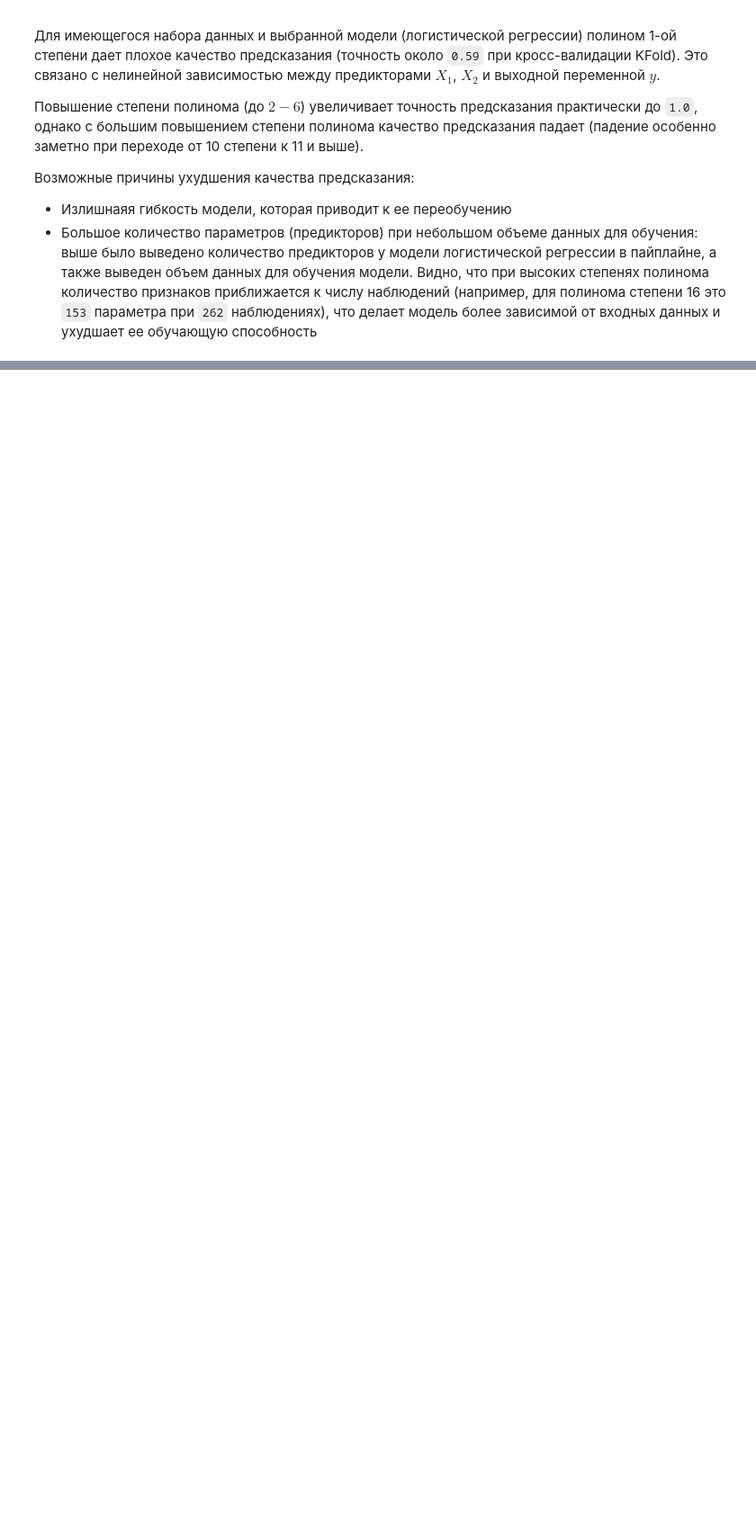
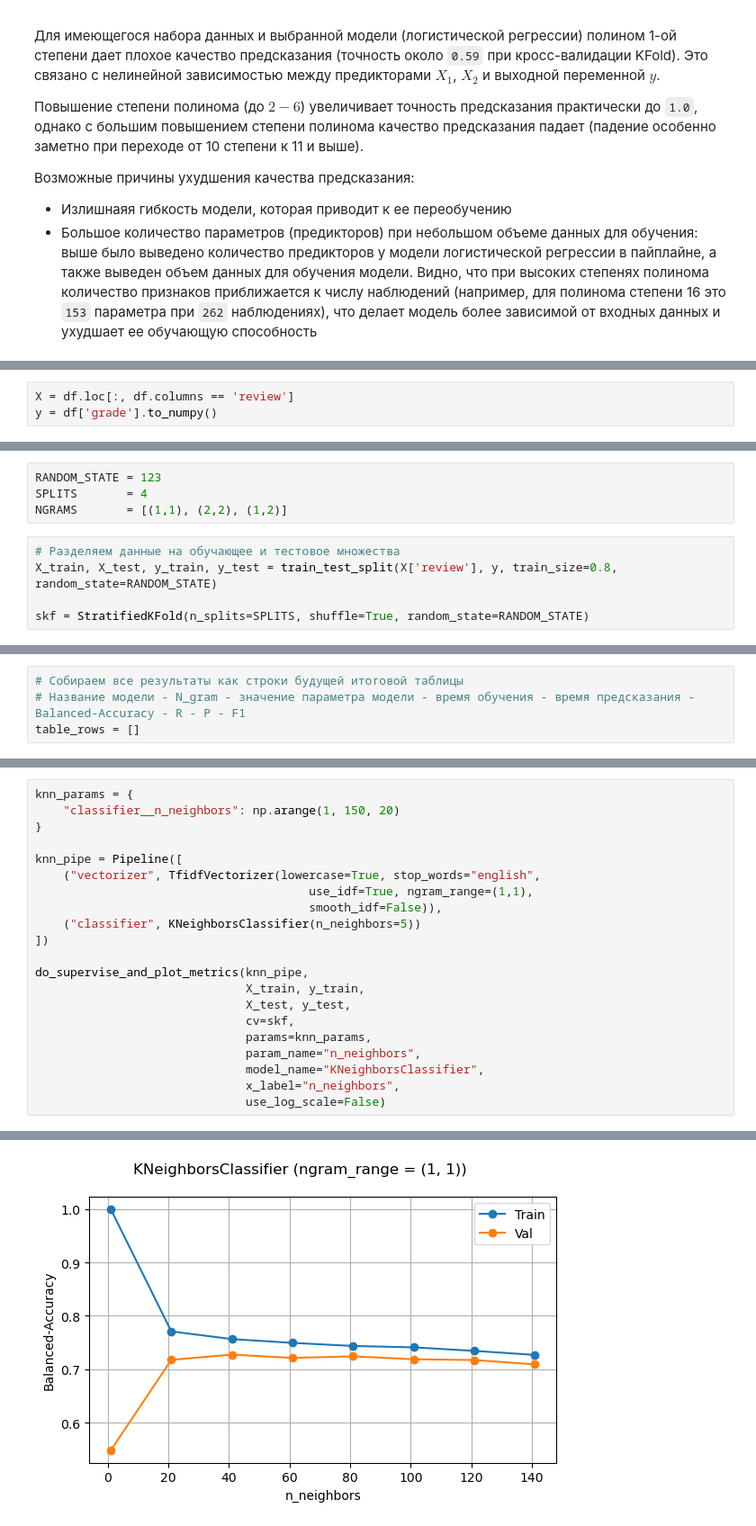
Before and after one commit to The-Humble-Guy/mlassignments, a Jupyter notebook: notebooks/A2_IU21_Kutsenko_2_3.ipynb, the cells around one changed output, grey strips where cells are left out. Shown at 90% size. Drawn from its saved outputs; the diff is of its cells as text; blank space fills up the shorter version.

```diff
--- a/notebooks/A2_IU21_Kutsenko_2_3.ipynb
+++ b/notebooks/A2_IU21_Kutsenko_2_3.ipynb
@@ -979,0 +1059,3 @@ plt.show()
+# %%
+X = df.loc[:, df.columns == 'review']
+y = df['grade'].to_numpy()
@@ -979,0 +1072,9 @@ plt.show()
+# %%
+RANDOM_STATE = 123
+SPLITS       = 4
+NGRAMS       = [(1,1), (2,2), (1,2)]
+# %%
+# Разделяем данные на обучающее и тестовое множества
+X_train, X_test, y_train, y_test = train_test_split(X['review'], y, train_size=0.8, random_state=RANDOM_STATE)
+
+skf = StratifiedKFold(n_splits=SPLITS, shuffle=True, random_state=RANDOM_STATE)
@@ -979,0 +1140,4 @@ plt.show()
+# %%
+# Собираем все результаты как строки будущей итоговой таблицы
+# Название модели - N_gram - значение параметра модели - время обучения - время предсказания - Balanced-Accuracy - R - P - F1
+table_rows = []
@@ -979,0 +1223,22 @@ plt.show()
+# %%
+knn_params = {
+    "classifier__n_neighbors": np.arange(1, 150, 20)
+}
+
+knn_pipe = Pipeline([
+    ("vectorizer", TfidfVectorizer(lowercase=True, stop_words="english",
+                                       use_idf=True, ngram_range=(1,1),
+                                       smooth_idf=False)),
+    ("classifier", KNeighborsClassifier(n_neighbors=5))
+])
+
+do_supervise_and_plot_metrics(knn_pipe,
+                              X_train, y_train,
+                              X_test, y_test,
+                              cv=skf,
+                              params=knn_params,
+                              param_name="n_neighbors",
+                              model_name="KNeighborsClassifier",
+                              x_label="n_neighbors",
+                              use_log_scale=False)
+# %% [output]
@@ -979,0 +1265 @@ plt.show()
+[figure, added]
```
Also changed, not shown: parts of 26 cells of this notebook, 1 other file.
